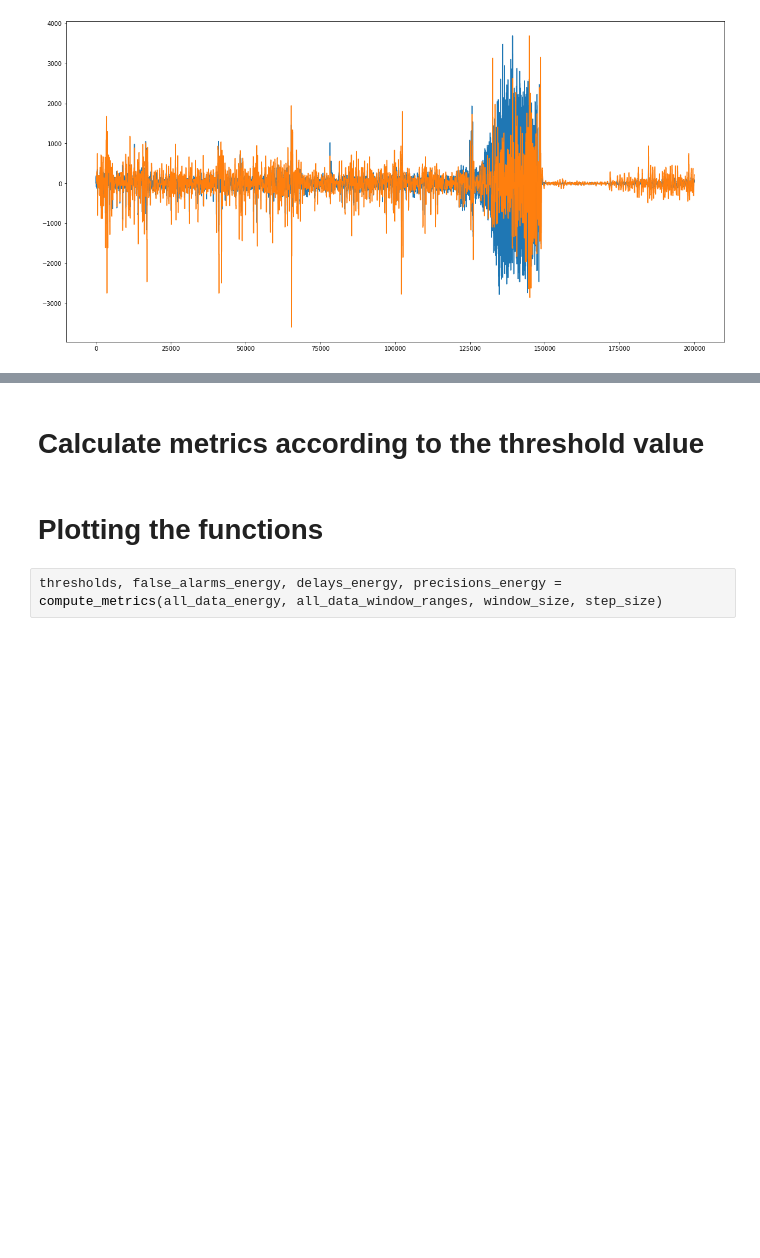
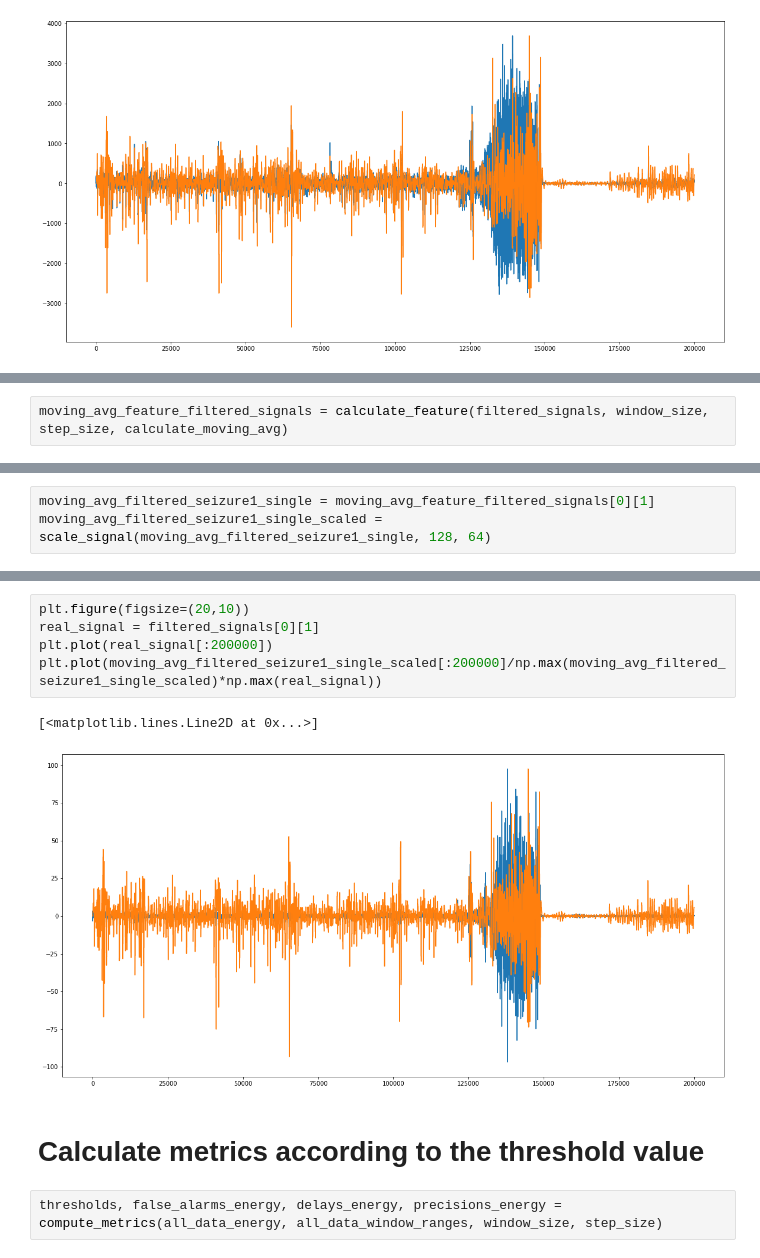
Before and after one commit to sinitame/ieeg-ml-project, a Jupyter notebook: notebooks/Feature_selection_patient_2.ipynb, the cells around one changed output, grey strips where cells are left out. Saved outputs shown, nothing was run; the diff lists cells and outputs as text; blank space fills up the shorter version.

```diff
--- a/notebooks/Feature_selection_patient_2.ipynb
+++ b/notebooks/Feature_selection_patient_2.ipynb
@@ -120,0 +132,2 @@ plt.plot(moving_avg_seizure1_single_scaled[:200000]/np.max(moving_avg_seizure1_s
+# %%
+moving_avg_feature_filtered_signals = calculate_feature(filtered_signals, window_size, step_size, calculate_moving_avg)
@@ -120,0 +146,3 @@ plt.plot(moving_avg_seizure1_single_scaled[:200000]/np.max(moving_avg_seizure1_s
+# %%
+moving_avg_filtered_seizure1_single = moving_avg_feature_filtered_signals[0][1]
+moving_avg_filtered_seizure1_single_scaled = scale_signal(moving_avg_filtered_seizure1_single, 128, 64)
@@ -121,7 +165,13 @@ plt.plot(moving_avg_seizure1_single_scaled[:200000]/np.max(moving_avg_seizure1_s
+# %%
+plt.figure(figsize=(20,10))
+real_signal = filtered_signals[0][1]
+plt.plot(real_signal[:200000])
+plt.plot(moving_avg_filtered_seizure1_single_scaled[:200000]/np.max(moving_avg_filtered_seizure1_single_scaled)*np.max(real_signal))
+# %% [output]
+[<matplotlib.lines.Line2D at 0x...>]
+[figure, added]
 # %% [markdown]
 # Calculate metrics according to the threshold value
-# %% [markdown]
-# Plotting the functions
 # %%
 thresholds, false_alarms_energy, delays_energy, precisions_energy = compute_metrics(all_data_energy, all_data_window_ranges, window_size, step_size)
 # %%
```
Also changed, not shown: parts of 47 cells of this notebook, 2 other files.
